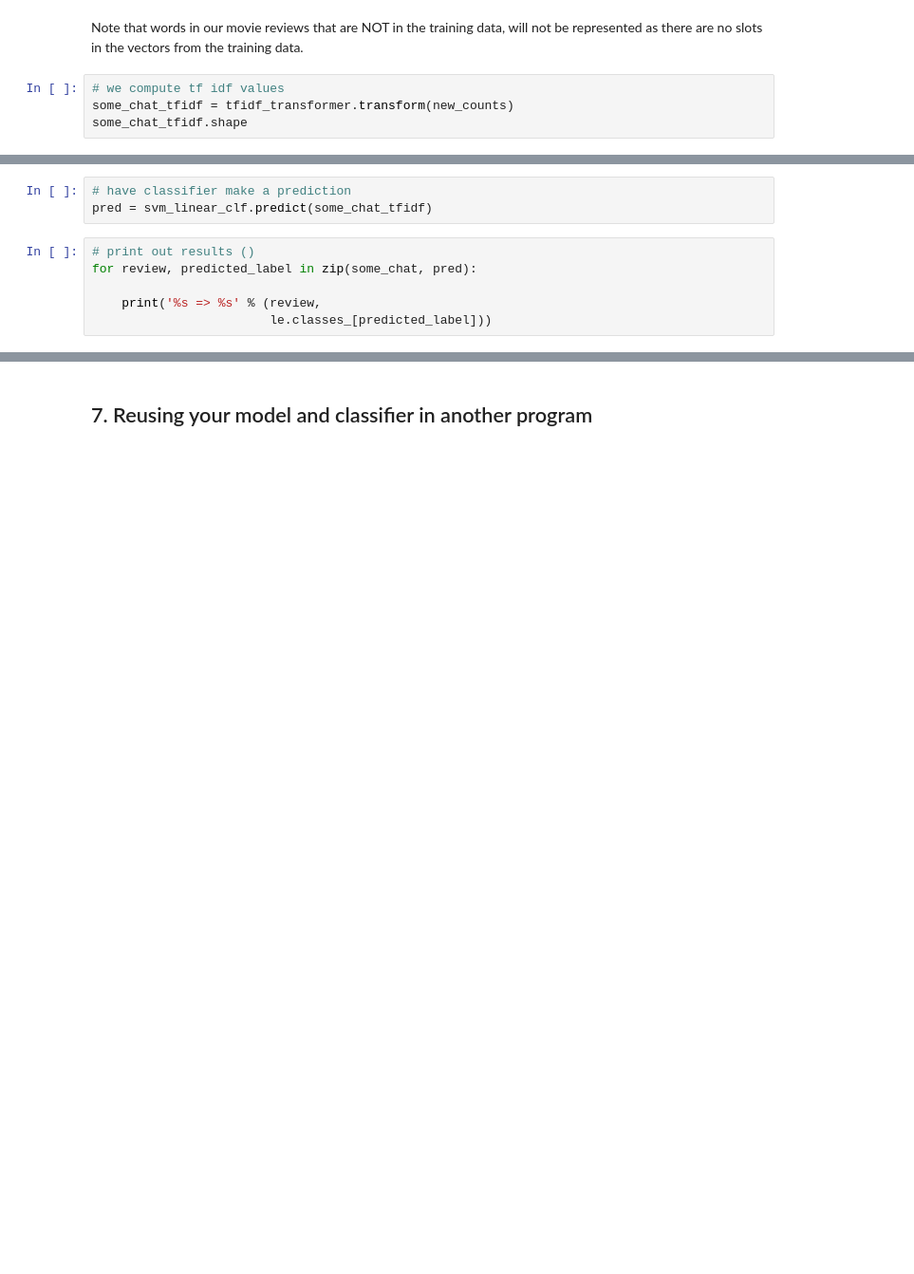
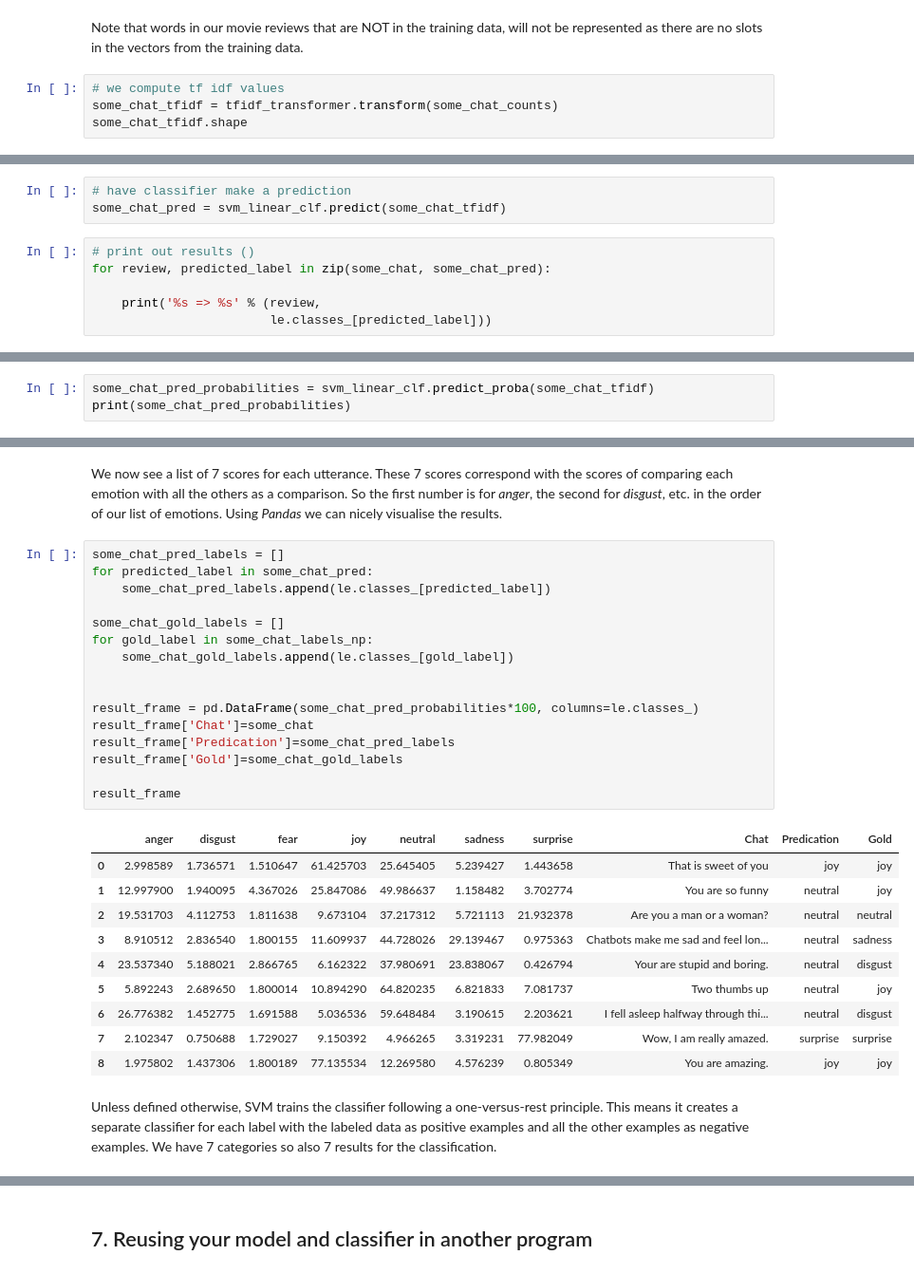
Before and after one commit to cltl/ma-hlt-labs, a Jupyter notebook: lab3.machine_learning/Lab3.3a.ml.emotion-detection.ipynb, the cells around one changed output, grey strips where cells are left out. Shown at 95% size. Drawn from its saved outputs; the diff is of its cells as text; blank space fills up the shorter version.

Commit message:
more data

```diff
--- a/lab3.machine_learning/Lab3.3a.ml.emotion-detection.ipynb
+++ b/lab3.machine_learning/Lab3.3a.ml.emotion-detection.ipynb
@@ -685,6 +720,6 @@ new_counts.shape
 Note that words in our movie reviews that are NOT in the training data, will not be represented as there are no slots in the vectors from the training data.
 # %%
 # we compute tf idf values
-some_chat_tfidf = tfidf_transformer.transform(new_counts)
+some_chat_tfidf = tfidf_transformer.transform(some_chat_counts)
 some_chat_tfidf.shape
 # %% [output]
@@ -692,9 +727,9 @@ some_chat_tfidf.shape
 # %%
 # have classifier make a prediction
-pred = svm_linear_clf.predict(some_chat_tfidf)
+some_chat_pred = svm_linear_clf.predict(some_chat_tfidf)
 # %%
 # print out results ()
-for review, predicted_label in zip(some_chat, pred):
+for review, predicted_label in zip(some_chat, some_chat_pred):
 
     print('%s => %s' % (review,
                         le.classes_[predicted_label]))
@@ -710,0 +748,3 @@ You are amazing. => joy
+# %%
+some_chat_pred_probabilities = svm_linear_clf.predict_proba(some_chat_tfidf)
+print(some_chat_pred_probabilities)
@@ -710,0 +770,31 @@ You are amazing. => joy
+# %% [markdown]
+We now see a list of 7 scores for each utterance. These 7 scores correspond with the scores of comparing each emotion with all the others as a comparison. So the first number is for *anger*, the second for *disgust*, etc. in the order of our list of emotions. Using *Pandas* we can nicely visualise the results.
+# %%
+some_chat_pred_labels = []
+for predicted_label in some_chat_pred:
+    some_chat_pred_labels.append(le.classes_[predicted_label])
+
+some_chat_gold_labels = []
+for gold_label in some_chat_labels_np:
+    some_chat_gold_labels.append(le.classes_[gold_label])
+
+
+result_frame = pd.DataFrame(some_chat_pred_probabilities*100, columns=le.classes_)
+result_frame['Chat']=some_chat
+result_frame['Predication']=some_chat_pred_labels
+result_frame['Gold']=some_chat_gold_labels
+
+result_frame
+# %% [output]
+|  | anger | disgust | fear | joy | neutral | sadness | surprise | Chat | Predication | Gold |
+| 0 | 2.998589 | 1.736571 | 1.510647 | 61.425703 | 25.645405 | 5.239427 | 1.443658 | That is sweet of you | joy | joy |
+| 1 | 12.997900 | 1.940095 | 4.367026 | 25.847086 | 49.986637 | 1.158482 | 3.702774 | You are so funny | neutral | joy |
+| 2 | 19.531703 | 4.112753 | 1.811638 | 9.673104 | 37.217312 | 5.721113 | 21.932378 | Are you a man or a woman? | neutral | neutral |
+| 3 | 8.910512 | 2.836540 | 1.800155 | 11.609937 | 44.728026 | 29.139467 | 0.975363 | Chatbots make me sad and feel lon... | neutral | sadness |
+| 4 | 23.537340 | 5.188021 | 2.866765 | 6.162322 | 37.980691 | 23.838067 | 0.426794 | Your are stupid and boring. | neutral | disgust |
+| 5 | 5.892243 | 2.689650 | 1.800014 | 10.894290 | 64.820235 | 6.821833 | 7.081737 | Two thumbs up | neutral | joy |
+| 6 | 26.776382 | 1.452775 | 1.691588 | 5.036536 | 59.648484 | 3.190615 | 2.203621 | I fell asleep halfway through thi... | neutral | disgust |
+| 7 | 2.102347 | 0.750688 | 1.729027 | 9.150392 | 4.966265 | 3.319231 | 77.982049 | Wow, I am really amazed. | surprise | surprise |
+| 8 | 1.975802 | 1.437306 | 1.800189 | 77.135534 | 12.269580 | 4.576239 | 0.805349 | You are amazing. | joy | joy |
+# %% [markdown]
+Unless defined otherwise, SVM trains the classifier following a one-versus-rest principle. This means it creates a separate classifier for each label with the labeled data as positive examples and all the other examples as negative examples. We have 7 categories so also 7 results for the classification.
```
Also changed, not shown: parts of 42 cells of this notebook, 29 other files.
